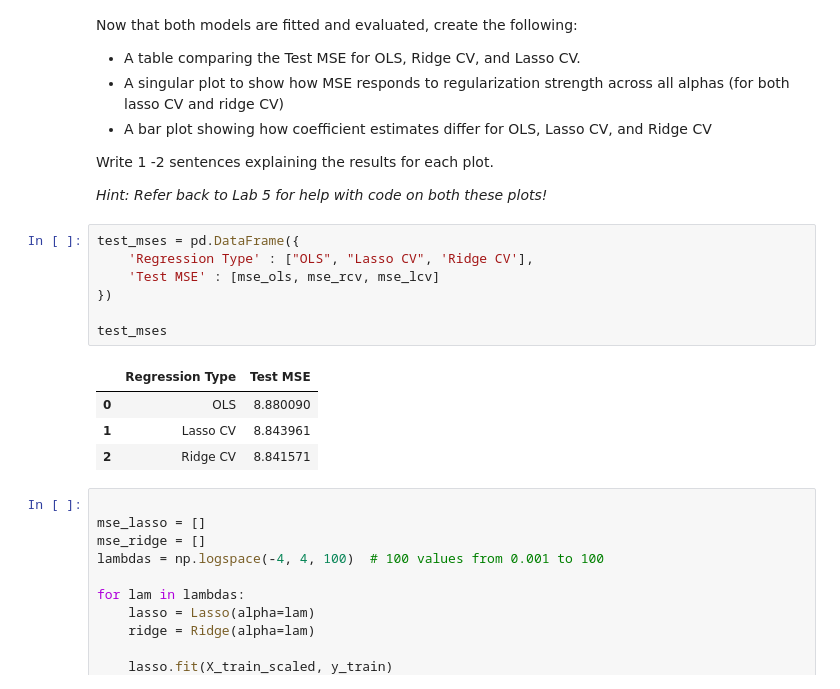
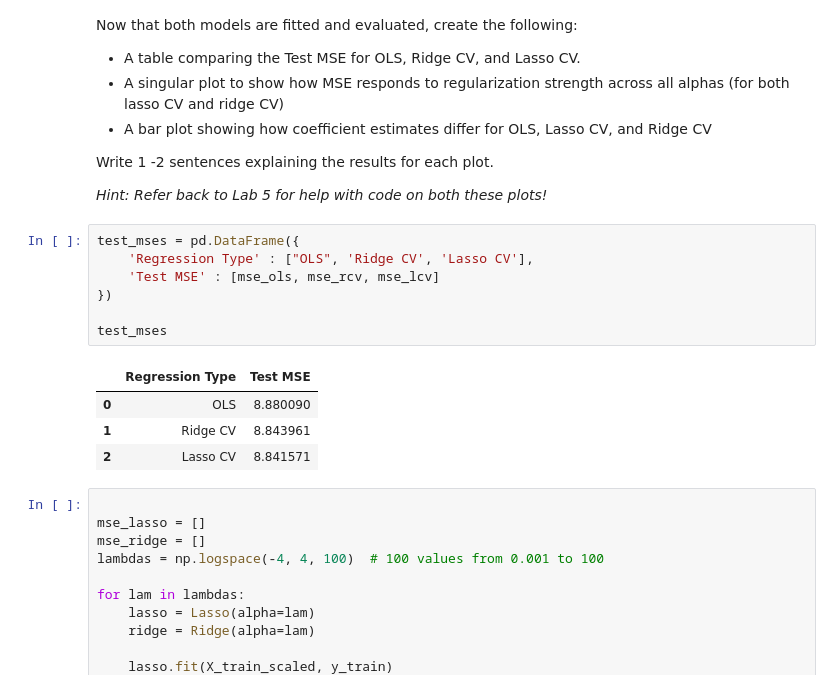
Before and after one commit to kylienewcomer/eds232-assignment-3, a Jupyter notebook: task1/hw3-task1.ipynb, the cells around one changed output. Saved outputs shown, nothing was run; the diff lists cells and outputs as text.

```diff
--- a/task1/hw3-task1.ipynb
+++ b/task1/hw3-task1.ipynb
@@ -319,16 +319,16 @@ Write 1 -2 sentences explaining the results for each plot.
 *Hint: Refer back to Lab 5 for help with code on both these plots!*
 # %%
 test_mses = pd.DataFrame({
-    'Regression Type' : ["OLS", "Lasso CV", 'Ridge CV'],
+    'Regression Type' : ["OLS", 'Ridge CV', 'Lasso CV'],
     'Test MSE' : [mse_ols, mse_rcv, mse_lcv]
 })
 
 test_mses
 # %% [output]
 |  | Regression Type | Test MSE |
 | 0 | OLS | 8.880090 |
-| 1 | Lasso CV | 8.843961 |
-| 2 | Ridge CV | 8.841571 |
+| 1 | Ridge CV | 8.843961 |
+| 2 | Lasso CV | 8.841571 |
 # %%
 
 mse_lasso = []
```
Also changed, not shown: parts of 12 cells of this notebook.
